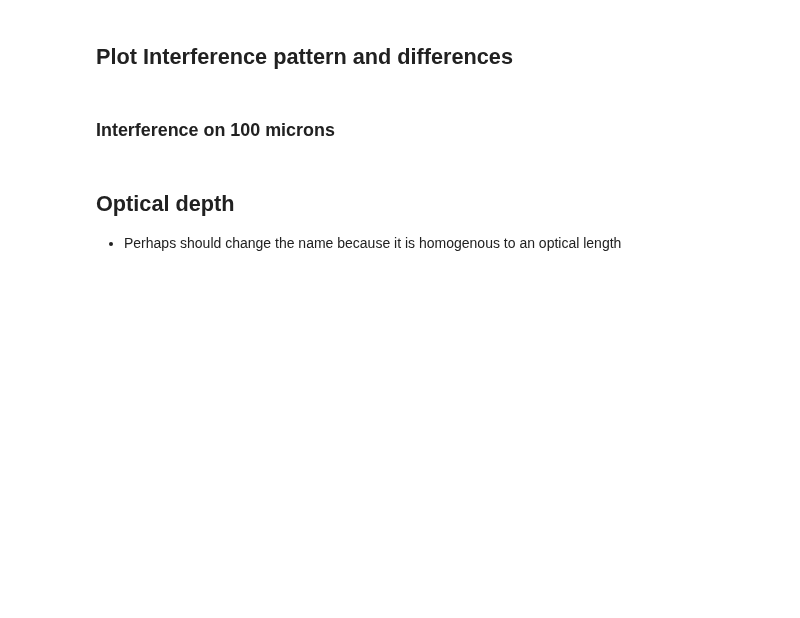
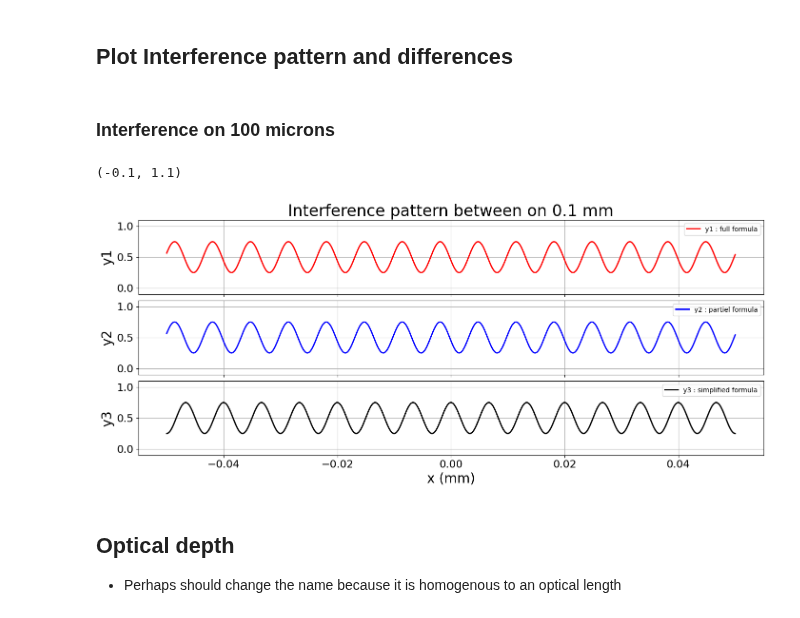
Before and after one commit to sylvielsstfr/AuxtelPSFpoppy, a Jupyter notebook: docs/notebooks/introdiffraction/08_FFT1D_EmulsionInterferenceTwoSourcesfromlib.ipynb, the cells around one changed output. Cells and saved outputs as stored; diff of their text form; code cells hidden in the pictures; blank space fills up the shorter version.

```diff
--- a/docs/notebooks/introdiffraction/08_FFT1D_EmulsionInterferenceTwoSourcesfromlib.ipynb
+++ b/docs/notebooks/introdiffraction/08_FFT1D_EmulsionInterferenceTwoSourcesfromlib.ipynb
@@ -274,10 +146,3 @@ def InterferenceModule1D_2(x,C=0.5,DPsi=0):
-# %%
-def InterferenceModule1D_1_A(x,C=0.5,DPsi=0):
-    return InterferenceModule1D_1((x+dR/2),C=C,DPsi=DPsi)
-def InterferenceModule1D_2_A(x,C=0.5,DPsi=0):
-    return InterferenceModule1D_2((x+dR/2),C=C,DPsi=DPsi)
-def InterferenceModule1D_3_A(x,C=0.5,DPsi=0):
-    return InterferenceModule1D_3((x+dR/2),C=C,DPsi=DPsi)
 # %% [markdown]
 ## Plot Interference pattern and differences
 # %%
@@ -288,26 +153,29 @@ DPSI = 0
 # %% [markdown]
 ### Interference on 100 microns
 # %%
-x = np.linspace(-.05,0.05,5000)
-y1 = InterferenceModule1D_1_A(x,C,DPSI)
-y2 = InterferenceModule1D_2_A(x,C,DPSI)
-y3 = InterferenceModule1D_3_A(x,C,DPSI)
+x = np.linspace(-.05,0.05,5000)*u.mm
+y1 = InterferenceModule1D_1_A(x,WLR,C,DPSI)
+y2 = InterferenceModule1D_2_A(x,WLR,C,DPSI)
+y3 = InterferenceModule1D_3_A(x,WLR,C,DPSI)
 
 fig,(ax1,ax2,ax3)  = plt.subplots(3,1,figsize=(14,6),layout="constrained",sharex=True,sharey=True)
 ax1.plot(x,y1,'r',label = "y1 : full formula")
 ax2.plot(x,y2,'b',label = "y2 : partiel formula")
 ax3.plot(x,y3,'k',label = "y3 : simplified formula")
 ax1.grid(); ax1.legend()
 ax2.grid(); ax2.legend()
 ax3.grid(); ax3.legend()
 
 
 ax1.set_title("Interference pattern between on 0.1 mm")
 ax3.set_xlabel("x (mm)")
 ax1.set_ylabel("y1")
 ax2.set_ylabel("y2")
 ax3.set_ylabel("y3")
 ax1.set_ylim(-0.1,1.1)
+# %% [output]
+(-0.1, 1.1)
+[figure, added]
 # %% [markdown]
 ## Optical depth
 
```
Also changed, not shown: parts of 24 cells of this notebook, 1 other file.
